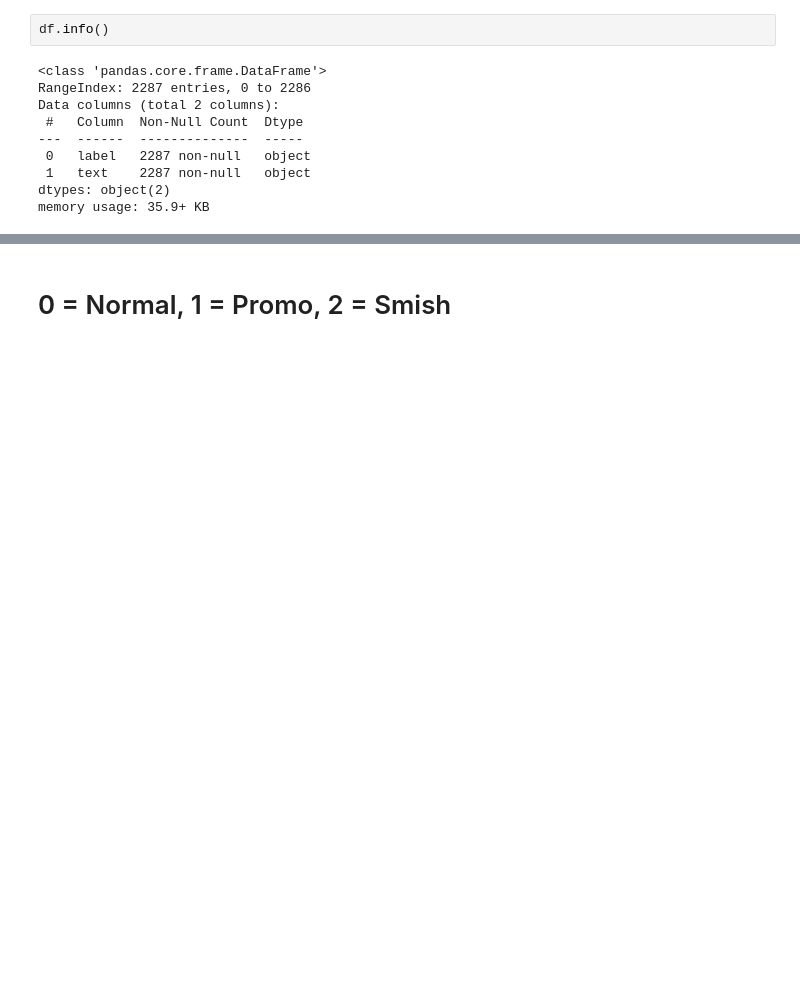
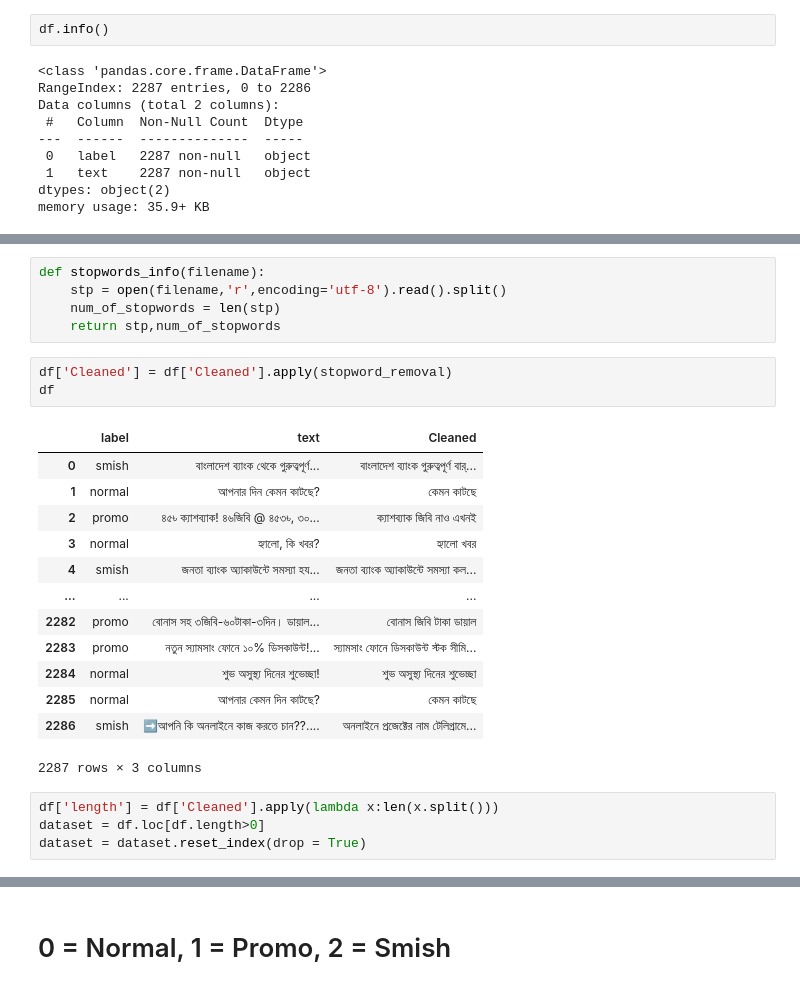
Before and after one commit to S4DIB/bengali-sms-fraud-detection-using-supervised-learning, a Jupyter notebook: Bengali Sms Fraud Detection.ipynb, the cells around one changed output, grey strips where cells are left out. Saved outputs shown, nothing was run; the diff lists cells and outputs as text; blank space fills up the shorter version.

```diff
--- a/Bengali Sms Fraud Detection.ipynb
+++ b/Bengali Sms Fraud Detection.ipynb
@@ -73,2 +94,28 @@ df
+# %%
+def stopwords_info(filename):
+    stp = open(filename,'r',encoding='utf-8').read().split()
+    num_of_stopwords = len(stp)
+    return stp,num_of_stopwords
+# %%
+df['Cleaned'] = df['Cleaned'].apply(stopword_removal)
+df
+# %% [output]
+|  | label | text | Cleaned |
+| 0 | smish | বাংলাদেশ ব্যাংক থেকে গুরুত্বপূর্ণ... | বাংলাদেশ ব্যাংক গুরুত্বপূর্ণ বার্... |
+| 1 | normal | আপনার দিন কেমন কাটছে? | কেমন কাটছে |
+| 2 | promo | ৪৫৳ ক্যাশব্যাক! ৪৬জিবি @ ৪৫৩৳, ৩০... | ক্যাশব্যাক জিবি নাও এখনই |
+| 3 | normal | হ্যালো, কি খবর? | হ্যালো খবর |
+| 4 | smish | জনতা ব্যাংক অ্যাকাউন্টে সমস্যা হয... | জনতা ব্যাংক অ্যাকাউন্টে সমস্যা কল... |
+| ... | ... | ... | ... |
+| 2282 | promo | বোনাস সহ ৩জিবি-৬০টাকা-৩দিন। ডায়াল... | বোনাস জিবি টাকা ডায়াল |
+| 2283 | promo | নতুন স্যামসাং ফোনে ১০% ডিসকাউন্ট!... | স্যামসাং ফোনে ডিসকাউন্ট স্টক সীমি... |
+| 2284 | normal | শুভ অসুস্থ্য দিনের শুভেচ্ছা! | শুভ অসুস্থ্য দিনের শুভেচ্ছা |
+| 2285 | normal | আপনার কেমন দিন কাটছে? | কেমন কাটছে |
+| 2286 | smish | ➡️আপনি কি অনলাইনে কাজ করতে চান??.... | অনলাইনে প্রজেক্টের নাম টেলিগ্রামে... |
+2287 rows × 3 columns
+# %%
+df['length'] = df['Cleaned'].apply(lambda x:len(x.split()))
+dataset = df.loc[df.length>0]
+dataset = dataset.reset_index(drop = True)
 # %%
 df['label'].unique()
```
Also changed, not shown: parts of 9 cells of this notebook.
